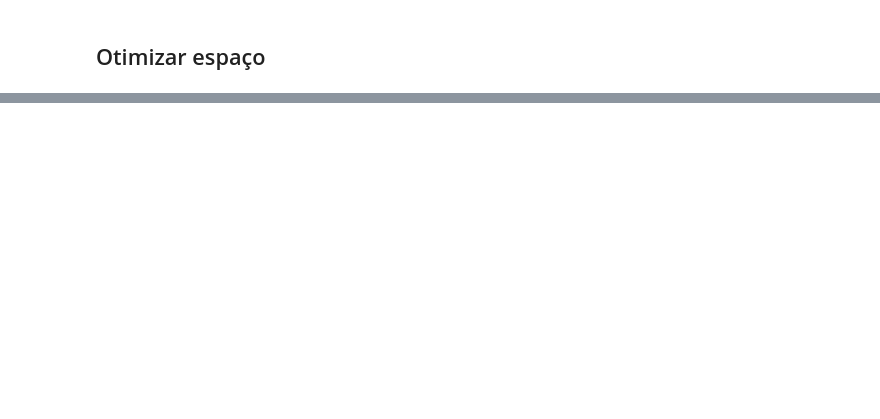
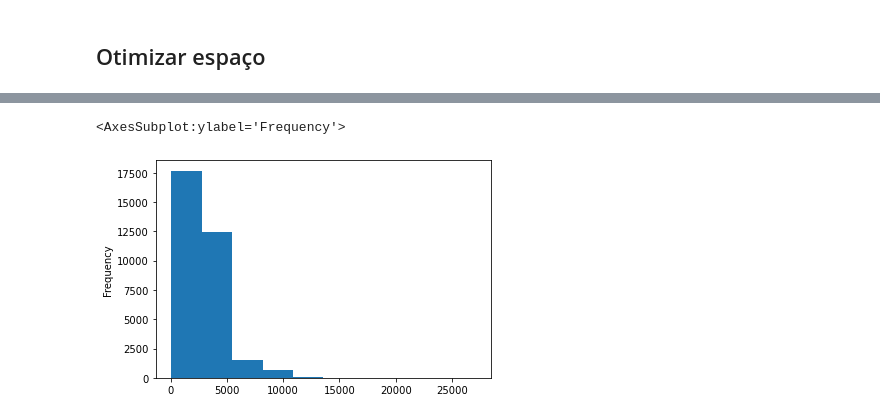
Before and after one commit to deboraMendesAzevedo/Projeto-Final-Salario-dos-Brasileiros, a Jupyter notebook: PandasRJ.ipynb, the cells around one changed output, grey strips where cells are left out. Cells and saved outputs as stored; diff of their text form; code cells hidden in the pictures; blank space fills up the shorter version.

```diff
--- a/PandasRJ.ipynb
+++ b/PandasRJ.ipynb
@@ -259,0 +279,2 @@ df["ANO"] = pd.to_numeric(df["ANO"], downcast='unsigned')
+# %%
+df_obj = df.select_dtypes('object')
@@ -259,0 +343,20 @@ df["ANO"] = pd.to_numeric(df["ANO"], downcast='unsigned')
+# %%
+df_final = df.copy()
+# %%
+
+#Voltar informações para o data frame principal
+nome_colunas = list(converted_obj.columns)
+for C in nome_colunas:
+    df_final[C] = converted_obj[C]
+# %%
+#OTIMIZAR COLUNAS INT
+colunas_int = list(df.select_dtypes('int').columns)
+
+for C in colunas_int:
+    df_final[C] = pd.to_numeric(df[C], downcast='integer')
+
+#OTIMIZAR COLUNAS FLOAT
+colunas_float = list(df.select_dtypes('float').columns)
+
+for C in colunas_float:
+    df_final[C] = pd.to_numeric(df[C], downcast='float')
@@ -259,0 +390,5 @@ df["ANO"] = pd.to_numeric(df["ANO"], downcast='unsigned')
+# %%
+df_final["Vencimento Bruto"].plot(kind = 'hist', title = '')
+# %% [output]
+<AxesSubplot:ylabel='Frequency'>
+[figure, added]
```
Also changed, not shown: parts of 12 cells of this notebook, 2 other files.
